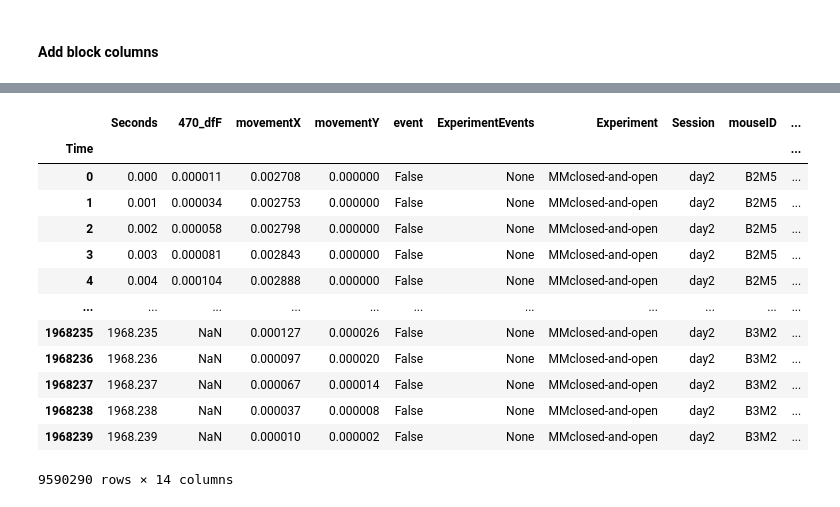
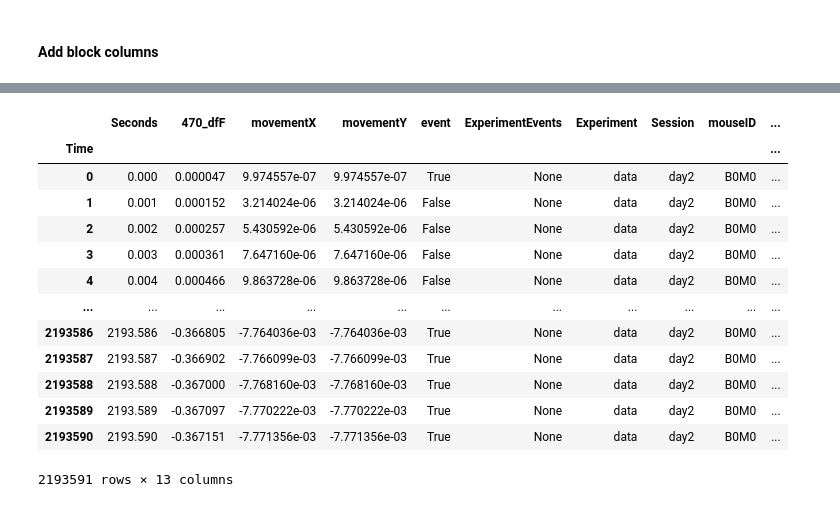
Before and after one commit to ikharitonov/vestibular_vr_pipeline, a Jupyter notebook: Reading_H5files.ipynb, the cells around one changed output, grey strips where cells are left out. Drawn from its saved outputs; the diff is of its cells as text; code cells hidden in the pictures.

Commit message:
Making fake data

```diff
--- a/Reading_H5files.ipynb
+++ b/Reading_H5files.ipynb
@@ -17,6 +17,7 @@ mouse_info = {'B2M1': {'sex': 'M', 'area': 'V2M'},
               'B3M6': {'sex': 'F', 'area': 'V2M'},
               'B3M7': {'sex': 'F', 'area': 'V2M'},
               'B3M8': {'sex': 'F', 'area': 'V2M'},
+              'B0M0': {'sex': 'F', 'area': 'V2M'},
              }
 
 session_info = {'220824': 'day1',
@@ -39,6 +40,10 @@ for dirpath, subdirs, files in os.walk(rootdir):
         if '.h5' in x:
             eventpaths.append(dirpath)
             h5_paths.append(dirpath+'/'+x)
+# %%
+# Expression unit testing
+h5_paths = ['/Volumes/RanczLab/20240730_Mismatch_Experiment/Fake_data_080824/Test_streams_B0M0/resampled_streams_Test_streams_B0M0.h5']
+eventpaths = ['/Volumes/RanczLab/20240730_Mismatch_Experiment/Fake_data_080824/Test_streams_B0M0']
 # %% [markdown]
 ### Loading data streams
 # %%
@@ -116,25 +126,35 @@ cut_info = {'B2M5': 521, 'B3M2':174}
 def make_dataframes(stream_dict_dict, cut_info = {}):
     data_dict = {}
     for mouse, streamdict in stream_dict_dict.items():
+
+        print(f'\n--Making dataframe for {mouse}--')
         #Getting fluorescence traces
-        fluorescence = streamdict['Photometry']['470_dfF'] #Using '470_dfF' only
+        try:
+            fluorescence = streamdict['Photometry']['470_dfF'] #Using '470_dfF' only
+        except KeyError:
+            fluorescence = streamdict['Photometry']['CH1-470']
+        print('flourescence 470 extracted')
 
         #Getting mouse movement data and converting to cm / second
         movementX = process.running_unit_conversion(streamdict['H1']['OpticalTrackingRead0X(46)'])*100
         movementY = process.running_unit_conversion(streamdict['H1']['OpticalTrackingRead0Y(46)'])*100
+        print('movement on x and Y axis extracted')
 
         #Getting eye movements and pupil diameter
         if 'SleapVideoData2' in streamdict:
             eye_center_x = streamdict['SleapVideoData2']['Ellipse.Center.X']
             eye_center_y = streamdict['SleapVideoData2']['Ellipse.Center.Y']
             eye_diameter = streamdict['SleapVideoData2']['Ellipse.Diameter']
+            print('eye movement data extracted')
         else:
             print('There was no eye movement data available for ', mouse)
 
         #Getting visual stimuli event times
         event = streamdict['ONIX']['Photodiode']
+        print('photdiode halt info extracted')
 
         time = movementX.index - movementX.index[0]
+        print('time in seconds from 0 extracted form X direction movement')
 
         dict = {'470_dfF': fluorescence, 'movementX': movementX, 'movementY': movementY, 'event': event,
             'Seconds': time}
@@ -142,18 +162,20 @@ def make_dataframes(stream_dict_dict, cut_info = {}):
          #   'TimeStamp': time, 'eye_x': eye_center_x, 'eye_y': eye_center_y, 'pupil_diameter': eye_diameter}
 
         df = pd.DataFrame(dict)
+        print('dataframe created with columns: ', df.columns)
         #if mouse in cut_info:
             #df = df.iloc[:-cut_info[mouse]]
 
         df['event'] = df['event'].astype(bool) #In case column is not bool
         #Reversing, so that a halt appearst when 'event'==True
         df['event'] = ~df['event']
+        print('Event column as bool, True values corresponding to halts')
 
         df.reset_index(inplace=False)
 
         data_dict[mouse]= df
     return data_dict
 # %%
-data_dict = make_dataframes(stream_dict_dict, cut_info = cut_info )
+data_dict = make_dataframes(stream_dict_dict )
 names = [name for name in data_dict]
 # %% [output]
@@ -336,22 +349,22 @@ Data = Data.drop(columns=['level_0'])  # Assuming the column name is 'level_0' a
 Data = Data.set_index('level_1')  # 'level_1' will be the numeric index part
 Data.index.name = 'Time'
 # %%
-Data.loc[Data.mouseID == names[3]]
+Data.loc[Data.mouseID == names[0]]
 Data
 # %% [output]
 |  | Seconds | 470_dfF | movementX | movementY | event | ExperimentEvents | Experiment | Session | mouseID | ... |
 | Time |  |  |  |  |  |  |  |  |  | ... |
-| 0 | 0.000 | 0.000011 | 0.002708 | 0.000000 | False | None | MMclosed-and-open | day2 | B2M5 | ... |
-| 1 | 0.001 | 0.000034 | 0.002753 | 0.000000 | False | None | MMclosed-and-open | day2 | B2M5 | ... |
-| 2 | 0.002 | 0.000058 | 0.002798 | 0.000000 | False | None | MMclosed-and-open | day2 | B2M5 | ... |
-| 3 | 0.003 | 0.000081 | 0.002843 | 0.000000 | False | None | MMclosed-and-open | day2 | B2M5 | ... |
-| 4 | 0.004 | 0.000104 | 0.002888 | 0.000000 | False | None | MMclosed-and-open | day2 | B2M5 | ... |
+| 0 | 0.000 | 0.000047 | 9.974557e-07 | 9.974557e-07 | True | None | data | day2 | B0M0 | ... |
+| 1 | 0.001 | 0.000152 | 3.214024e-06 | 3.214024e-06 | False | None | data | day2 | B0M0 | ... |
+| 2 | 0.002 | 0.000257 | 5.430592e-06 | 5.430592e-06 | False | None | data | day2 | B0M0 | ... |
+| 3 | 0.003 | 0.000361 | 7.647160e-06 | 7.647160e-06 | False | None | data | day2 | B0M0 | ... |
+| 4 | 0.004 | 0.000466 | 9.863728e-06 | 9.863728e-06 | False | None | data | day2 | B0M0 | ... |
 | ... | ... | ... | ... | ... | ... | ... | ... | ... | ... | ... |
-| 1968235 | 1968.235 | NaN | 0.000127 | 0.000026 | False | None | MMclosed-and-open | day2 | B3M2 | ... |
-| 1968236 | 1968.236 | NaN | 0.000097 | 0.000020 | False | None | MMclosed-and-open | day2 | B3M2 | ... |
-| 1968237 | 1968.237 | NaN | 0.000067 | 0.000014 | False | None | MMclosed-and-open | day2 | B3M2 | ... |
-| 1968238 | 1968.238 | NaN | 0.000037 | 0.000008 | False | None | MMclosed-and-open | day2 | B3M2 | ... |
-| 1968239 | 1968.239 | NaN | 0.000010 | 0.000002 | False | None | MMclosed-and-open | day2 | B3M2 | ... |
+| 2193586 | 2193.586 | -0.366805 | -7.764036e-03 | -7.764036e-03 | True | None | data | day2 | B0M0 | ... |
+| 2193587 | 2193.587 | -0.366902 | -7.766099e-03 | -7.766099e-03 | True | None | data | day2 | B0M0 | ... |
+| 2193588 | 2193.588 | -0.367000 | -7.768160e-03 | -7.768160e-03 | True | None | data | day2 | B0M0 | ... |
+| 2193589 | 2193.589 | -0.367097 | -7.770222e-03 | -7.770222e-03 | True | None | data | day2 | B0M0 | ... |
+| 2193590 | 2193.590 | -0.367151 | -7.771356e-03 | -7.771356e-03 | True | None | data | day2 | B0M0 | ... |
-9590290 rows × 14 columns
+2193591 rows × 13 columns
 # %%
 #!!!!Remember to change the of the csv file to not overwrite the previous one
```
Also changed, not shown: parts of 13 cells of this notebook, 2 other files.
